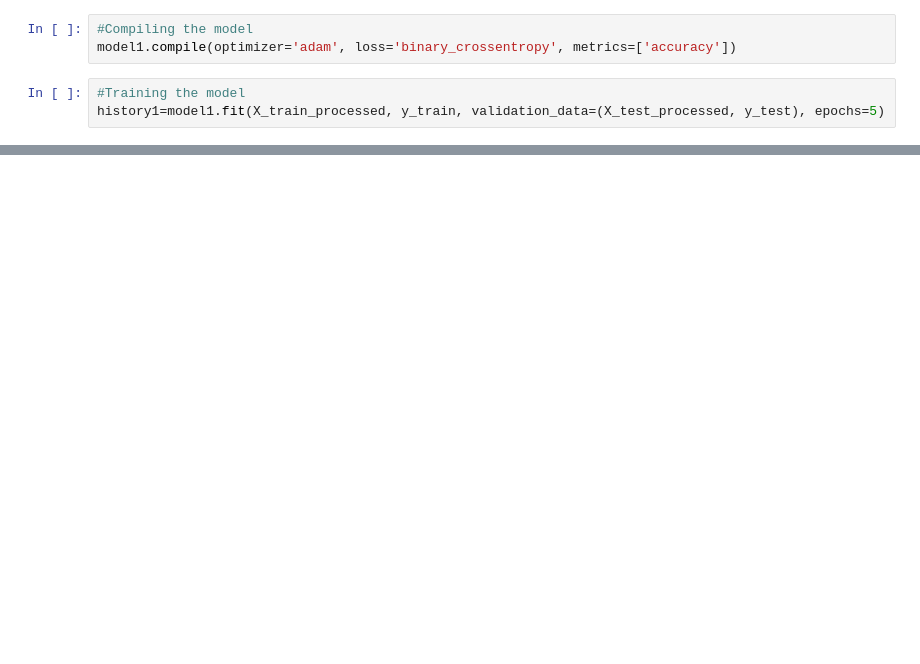
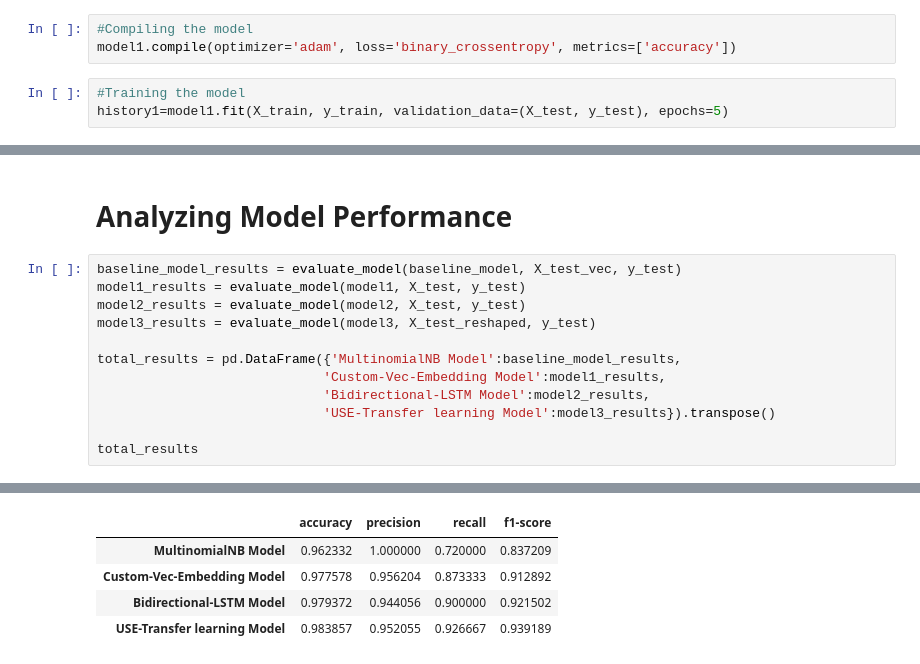
Before and after one commit to Afsoon-Ghazanfari/DataScienceRoadMap, a Jupyter notebook: 6_SMS_Spam_Detecting_by_Tensorflow.ipynb, the cells around one changed output, grey strips where cells are left out. Saved outputs shown, nothing was run; the diff lists cells and outputs as text; blank space fills up the shorter version.

```diff
--- a/6_SMS_Spam_Detecting_by_Tensorflow.ipynb
+++ b/6_SMS_Spam_Detecting_by_Tensorflow.ipynb
@@ -178,6 +186,6 @@ _________________________________________________________________
 model1.compile(optimizer='adam', loss='binary_crossentropy', metrics=['accuracy'])
 # %%
 #Training the model
-history1=model1.fit(X_train_processed, y_train, validation_data=(X_test_processed, y_test), epochs=5)
+history1=model1.fit(X_train, y_train, validation_data=(X_test, y_test), epochs=5)
 # %% [output]
 Epoch 1/5
@@ -261,0 +344,15 @@ def evaluate_model(model, X, y):
+# %% [markdown]
+# Analyzing Model Performance
+# %%
+baseline_model_results = evaluate_model(baseline_model, X_test_vec, y_test)
+model1_results = evaluate_model(model1, X_test, y_test)
+model2_results = evaluate_model(model2, X_test, y_test)
+model3_results = evaluate_model(model3, X_test_reshaped, y_test)
+
+total_results = pd.DataFrame({'MultinomialNB Model':baseline_model_results,
+                             'Custom-Vec-Embedding Model':model1_results,
+                             'Bidirectional-LSTM Model':model2_results,
+                             'USE-Transfer learning Model':model3_results}).transpose()
+
+total_results
+# %% [output]
@@ -261,0 +362,5 @@ def evaluate_model(model, X, y):
+|  | accuracy | precision | recall | f1-score |
+| MultinomialNB Model | 0.962332 | 1.000000 | 0.720000 | 0.837209 |
+| Custom-Vec-Embedding Model | 0.977578 | 0.956204 | 0.873333 | 0.912892 |
+| Bidirectional-LSTM Model | 0.979372 | 0.944056 | 0.900000 | 0.921502 |
+| USE-Transfer learning Model | 0.983857 | 0.952055 | 0.926667 | 0.939189 |
```
Also changed, not shown: parts of 27 cells of this notebook.
